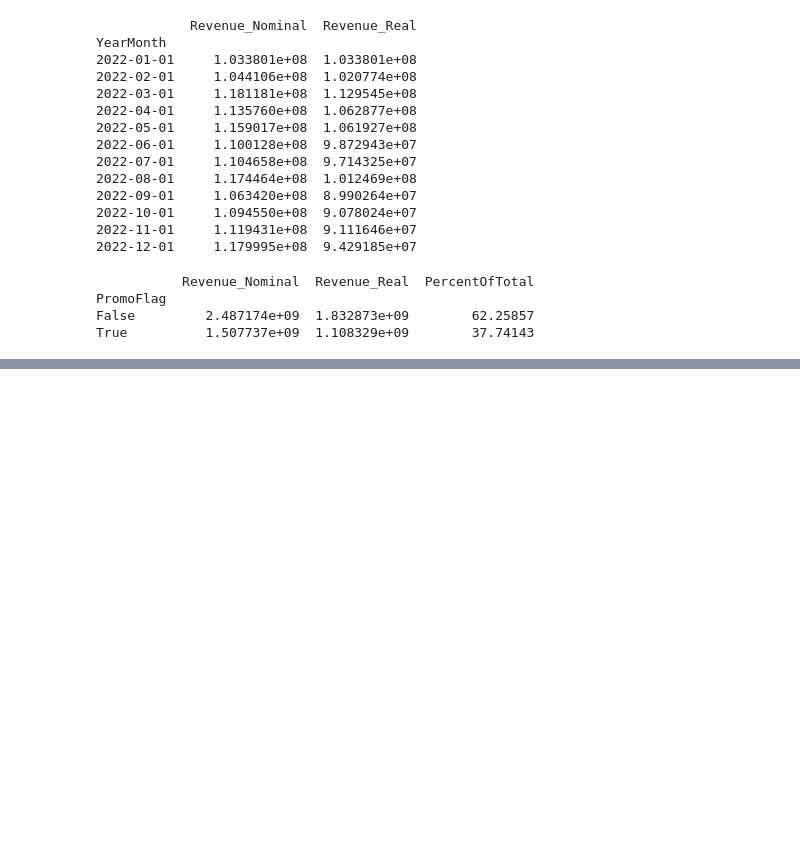
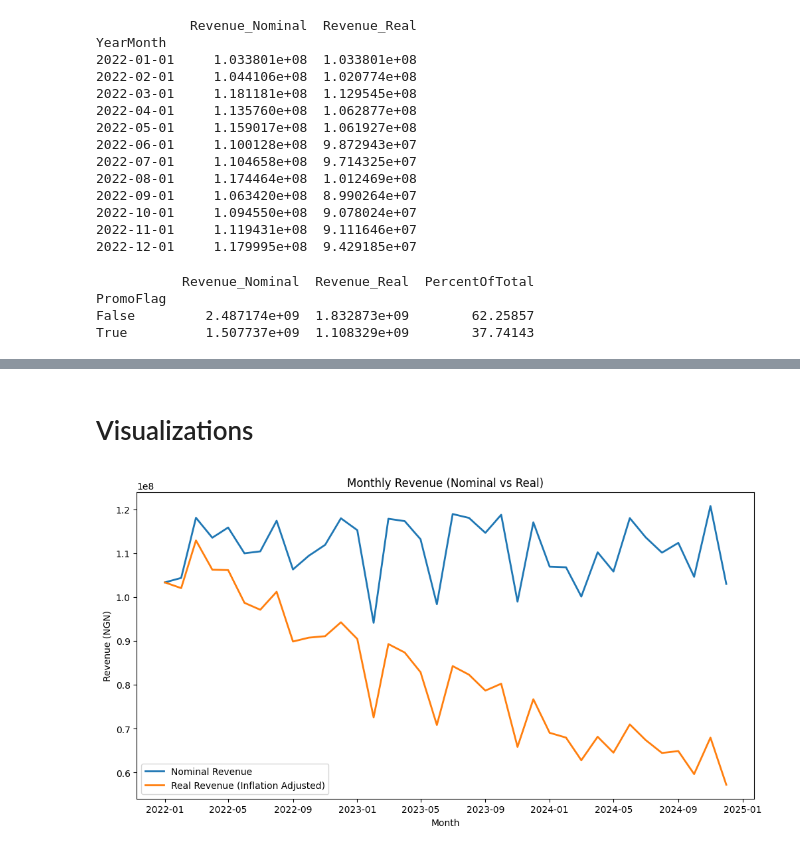
Before and after one commit to suntwister/Retail-Sales-Insights, a Jupyter notebook: notebooks/02_EDA.ipynb, the cells around one changed output, grey strips where cells are left out. Saved outputs shown, nothing was run; the diff lists cells and outputs as text; code cells hidden in the pictures; blank space fills up the shorter version.

```diff
--- a/notebooks/02_EDA.ipynb
+++ b/notebooks/02_EDA.ipynb
@@ -239,0 +258,18 @@ True          1.507737e+09  1.108329e+09        37.74143
+# %% [markdown]
+# Visualizations
+# %%
+#Revenue Over Time (Nominal vs Real)
+#How does retail revenue evolve over time between 2022–2024?
+
+monthly = df.groupby('YearMonth')[['Revenue_Nominal','Revenue_Real']].sum()
+
+plt.figure(figsize=(12,6))
+plt.plot(monthly.index, monthly['Revenue_Nominal'], label='Nominal Revenue', linewidth=2)
+plt.plot(monthly.index, monthly['Revenue_Real'], label='Real Revenue (Inflation Adjusted)', linewidth=2)
+plt.title('Monthly Revenue (Nominal vs Real)')
+plt.xlabel('Month')
+plt.ylabel('Revenue (NGN)')
+plt.legend()
+plt.show()
+# %% [output]
+[figure, added]
```
Also changed, not shown: parts of 10 cells of this notebook.
